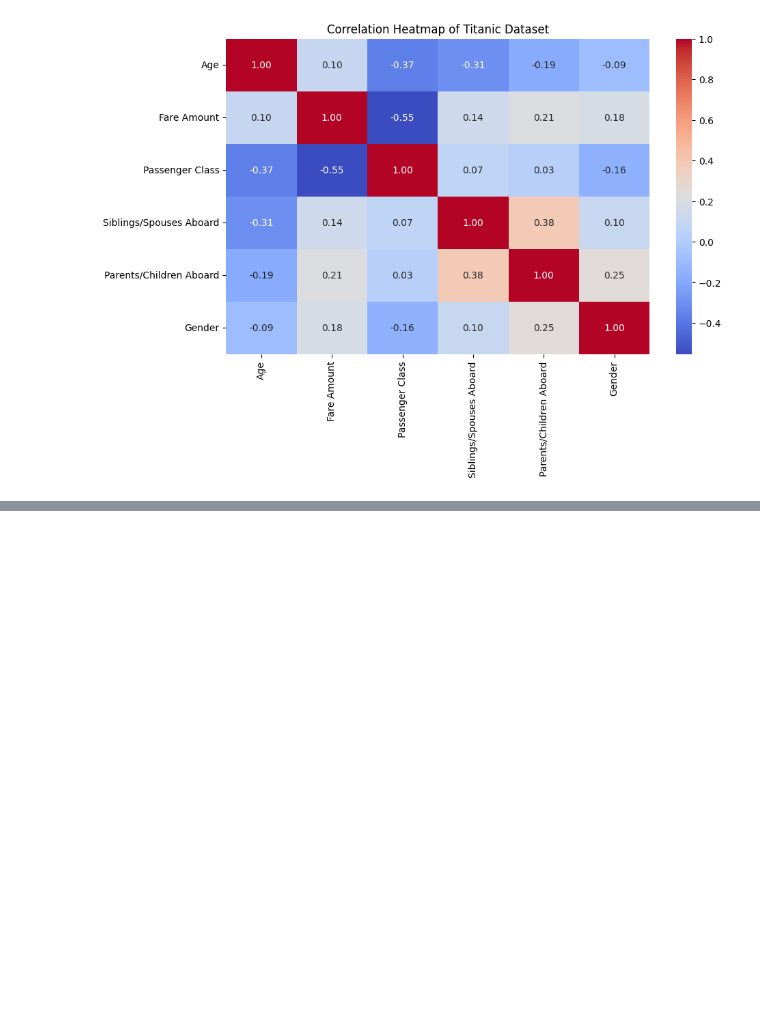
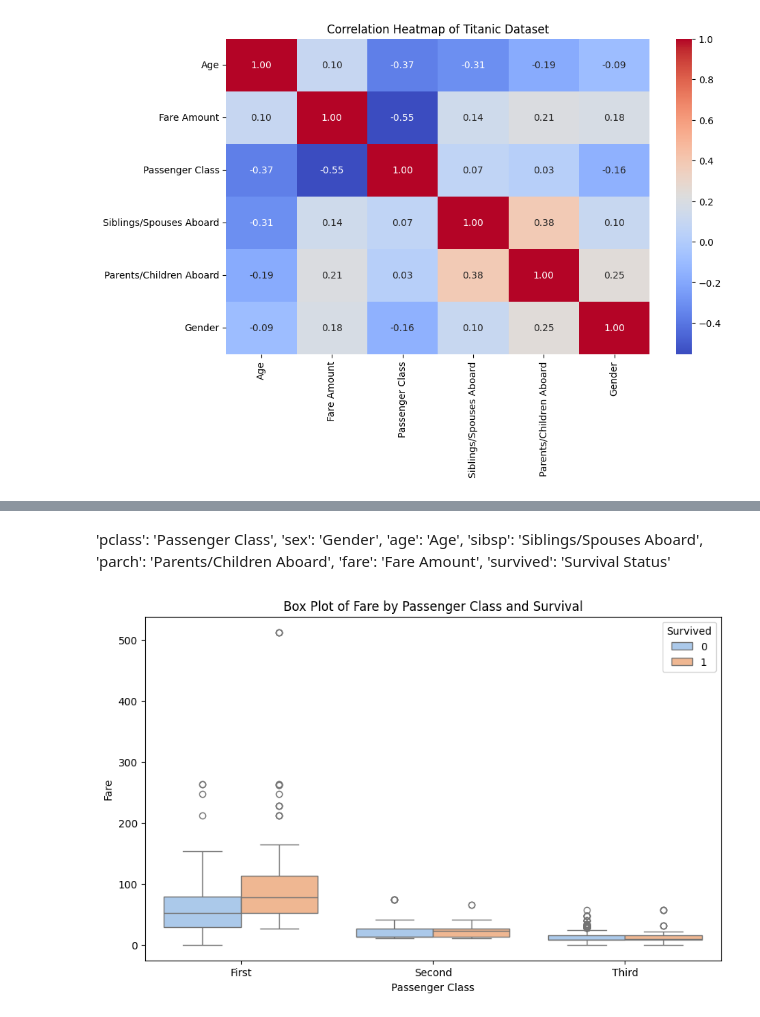
Before and after one commit to BethSpornitz/datafun-06-eda, a Jupyter notebook: bethspornitz_eda.ipynb, the cells around one changed output, grey strips where cells are left out. Saved outputs shown, nothing was run; the diff lists cells and outputs as text; code cells hidden in the pictures; blank space fills up the shorter version.

```diff
--- a/bethspornitz_eda.ipynb
+++ b/bethspornitz_eda.ipynb
@@ -319,0 +385,18 @@ plt.show()
+# %% [markdown]
+'pclass': 'Passenger Class',
+    'sex': 'Gender',
+    'age': 'Age',
+    'sibsp': 'Siblings/Spouses Aboard',
+    'parch': 'Parents/Children Aboard',
+    'fare': 'Fare Amount',
+    'survived': 'Survival Status'
+# %%
+plt.figure(figsize=(10, 6))
+sns.boxplot(x='class', y='Fare Amount', hue='Survival Status', data=df, palette='pastel')
+plt.title('Box Plot of Fare by Passenger Class and Survival')
+plt.xlabel('Passenger Class')
+plt.ylabel('Fare')
+plt.legend(title='Survived')
+plt.show()
+# %% [output]
+[figure, added]
```
Also changed, not shown: parts of 14 cells of this notebook.
